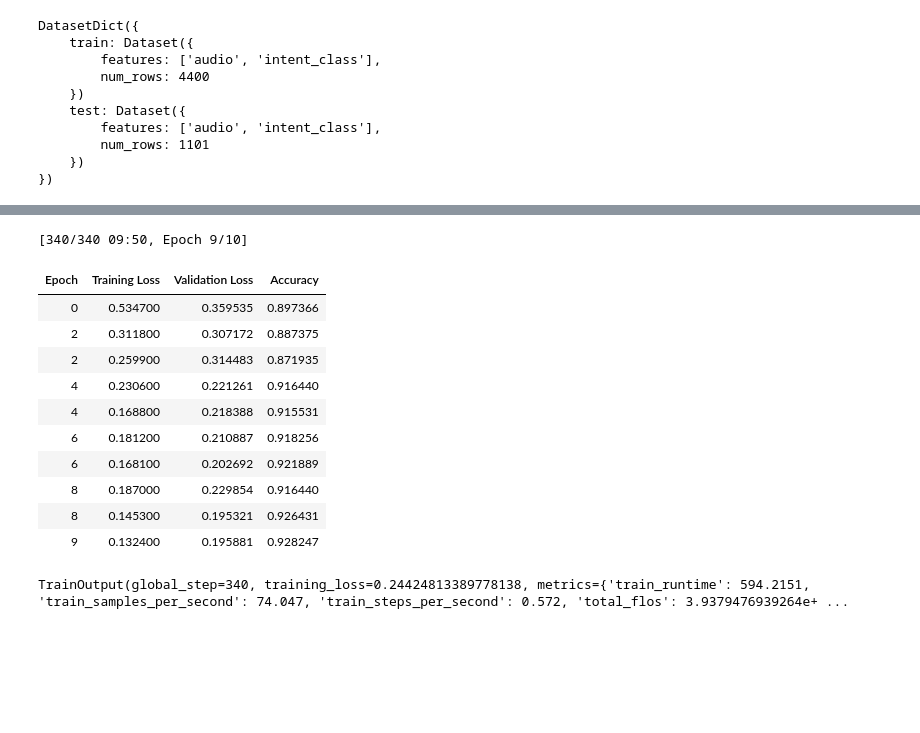
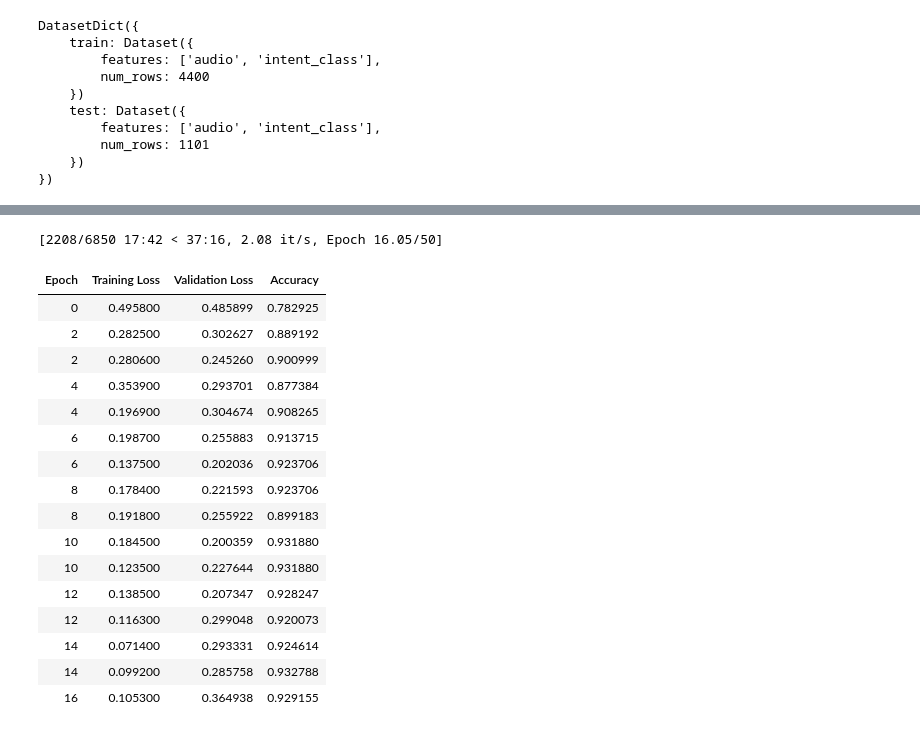
Before and after one commit to SUABBANG/angry_level_classification, a Jupyter notebook: angry_level_model/angry_level_main/angry_neutral_train.ipynb, the cells around one changed output, grey strips where cells are left out. Drawn from its saved outputs; the diff is of its cells as text; code cells hidden in the pictures; blank space fills up the shorter version.

Commit message:
train2

```diff
--- a/angry_level_model/angry_level_main/angry_neutral_train.ipynb
+++ b/angry_level_model/angry_level_main/angry_neutral_train.ipynb
@@ -119,43 +119,48 @@ Some weights of Wav2Vec2ForSequenceClassification were not initialized from the
 You should probably TRAIN this model on a down-stream task to be able to use it for predictions and inference.
 # %%
 training_args = TrainingArguments(
-    output_dir="mnt/c/Users/user/angry_level_classification/data/model-1",
+    output_dir="./model/model-1",
     evaluation_strategy="epoch",
     save_strategy="epoch",
     learning_rate=3e-5,
     per_device_train_batch_size=16,
     gradient_accumulation_steps=2,
     per_device_eval_batch_size=16,
     num_train_epochs=50,
     warmup_ratio=0.1,
     logging_steps=10,
     load_best_model_at_end=True,
-    metric_for_best_model="accuracy",
+    metric_for_best_model="eval_loss",
     # push_to_hub=True,
     # no_cuda =True,
 )
 
 trainer = Trainer(
     model=model,
     args=training_args,
     train_dataset=encoded_minds["train"],
     eval_dataset=encoded_minds["test"],
     tokenizer=feature_extractor,
     compute_metrics=compute_metrics,
 )
 
 trainer.train()
 # %% [output]
-[340/340 09:50, Epoch 9/10]
+[2208/6850 17:42 < 37:16, 2.08 it/s, Epoch 16.05/50]
 | Epoch | Training Loss | Validation Loss | Accuracy |
-| 0 | 0.534700 | 0.359535 | 0.897366 |
-| 2 | 0.311800 | 0.307172 | 0.887375 |
-| 2 | 0.259900 | 0.314483 | 0.871935 |
-| 4 | 0.230600 | 0.221261 | 0.916440 |
-| 4 | 0.168800 | 0.218388 | 0.915531 |
-| 6 | 0.181200 | 0.210887 | 0.918256 |
-| 6 | 0.168100 | 0.202692 | 0.921889 |
-| 8 | 0.187000 | 0.229854 | 0.916440 |
-| 8 | 0.145300 | 0.195321 | 0.926431 |
-| 9 | 0.132400 | 0.195881 | 0.928247 |
+| 0 | 0.495800 | 0.485899 | 0.782925 |
+| 2 | 0.282500 | 0.302627 | 0.889192 |
+| 2 | 0.280600 | 0.245260 | 0.900999 |
+| 4 | 0.353900 | 0.293701 | 0.877384 |
+| 4 | 0.196900 | 0.304674 | 0.908265 |
+| 6 | 0.198700 | 0.255883 | 0.913715 |
+| 6 | 0.137500 | 0.202036 | 0.923706 |
+| 8 | 0.178400 | 0.221593 | 0.923706 |
+| 8 | 0.191800 | 0.255922 | 0.899183 |
+| 10 | 0.184500 | 0.200359 | 0.931880 |
+| 10 | 0.123500 | 0.227644 | 0.931880 |
+| 12 | 0.138500 | 0.207347 | 0.928247 |
+| 12 | 0.116300 | 0.299048 | 0.920073 |
+| 14 | 0.071400 | 0.293331 | 0.924614 |
+| 14 | 0.099200 | 0.285758 | 0.932788 |
+| 16 | 0.105300 | 0.364938 | 0.929155 |
-TrainOutput(global_step=340, training_loss=0.24424813389778138, metrics={'train_runtime': 594.2151, 'train_samples_per_second': 74.047, 'train_steps_per_second': 0.572, 'total_flos': 3.9379476939264e+ ...
```
Also changed, not shown: parts of 3 cells of this notebook, 2 other files.
